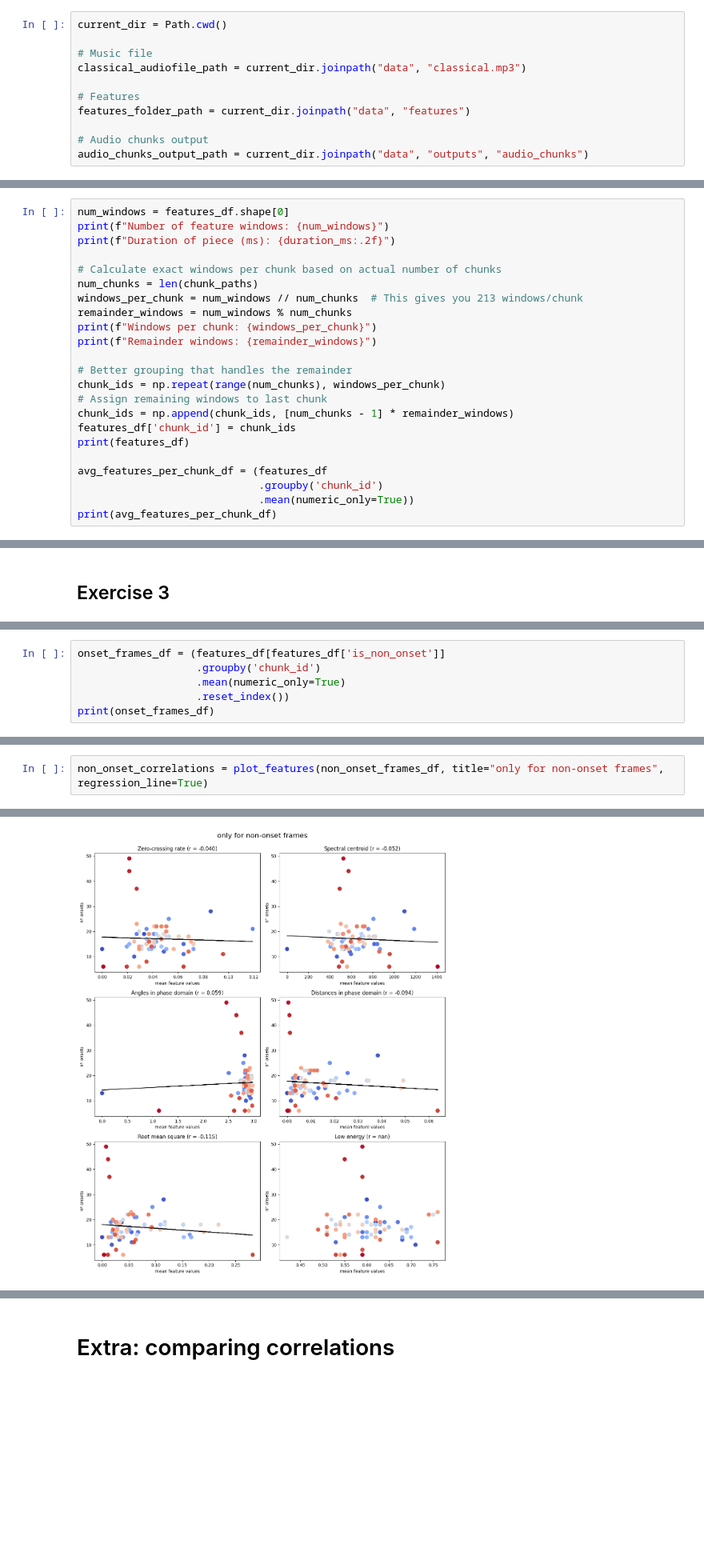
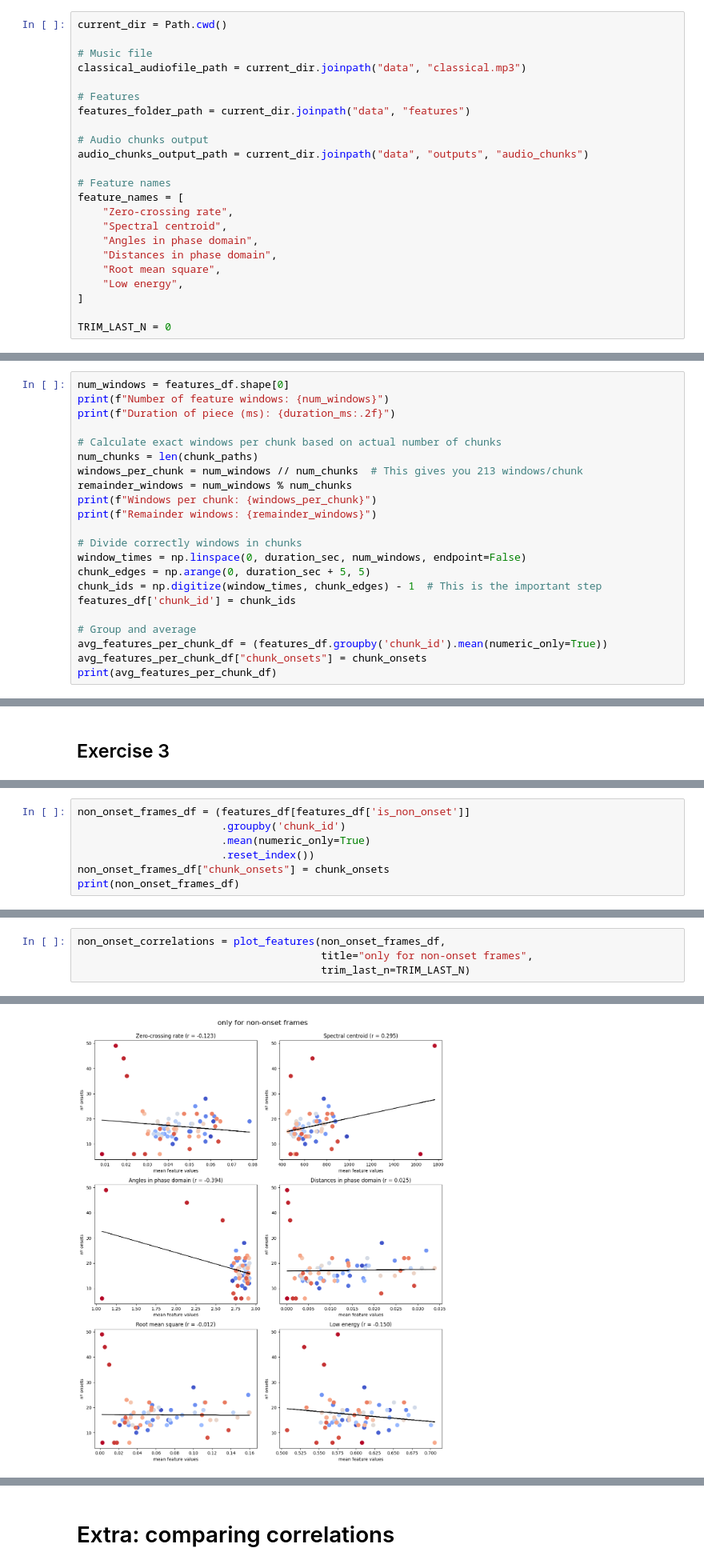
Before and after one commit to martijuanola/RWTH-AIiM, a Jupyter notebook: exercices/e3/e3-main.ipynb, the cells around one changed output, grey strips where cells are left out. Shown: that part at 80% size. Saved outputs shown, nothing was run; the diff lists cells and outputs as text; blank space fills up the shorter version.

Commit message:
[E3] - fix alignments and add trimming to avoid outliers.
now better results
still counterintuitive onset comparison to non-onset

```diff
--- a/exercices/e3/e3-main.ipynb
+++ b/exercices/e3/e3-main.ipynb
@@ -27,6 +26,18 @@ features_folder_path = current_dir.joinpath("data", "features")
 
 # Audio chunks output
 audio_chunks_output_path = current_dir.joinpath("data", "outputs", "audio_chunks")
+
+# Feature names
+feature_names = [
+    "Zero-crossing rate",
+    "Spectral centroid",
+    "Angles in phase domain",
+    "Distances in phase domain",
+    "Root mean square",
+    "Low energy",
+]
+
+TRIM_LAST_N = 0
 # %% [markdown]
 ## Exercise 1
 # %%
@@ -141,16 +152,15 @@ remainder_windows = num_windows % num_chunks
 print(f"Windows per chunk: {windows_per_chunk}")
 print(f"Remainder windows: {remainder_windows}")
 
-# Better grouping that handles the remainder
-chunk_ids = np.repeat(range(num_chunks), windows_per_chunk)
-# Assign remaining windows to last chunk
-chunk_ids = np.append(chunk_ids, [num_chunks - 1] * remainder_windows)
+# Divide correctly windows in chunks
+window_times = np.linspace(0, duration_sec, num_windows, endpoint=False)
+chunk_edges = np.arange(0, duration_sec + 5, 5)
+chunk_ids = np.digitize(window_times, chunk_edges) - 1  # This is the important step
 features_df['chunk_id'] = chunk_ids
-print(features_df)
 
-avg_features_per_chunk_df = (features_df
-                             .groupby('chunk_id')
-                             .mean(numeric_only=True))
+# Group and average
+avg_features_per_chunk_df = (features_df.groupby('chunk_id').mean(numeric_only=True))
+avg_features_per_chunk_df["chunk_onsets"] = chunk_onsets
 print(avg_features_per_chunk_df)
 # %% [output]
 Number of feature windows: 14720
@@ -323,9 +362,10 @@ Plotting for feature: Low energy
 # %%
-onset_frames_df = (features_df[features_df['is_non_onset']]
-                   .groupby('chunk_id')
-                   .mean(numeric_only=True)
-                   .reset_index())
-print(onset_frames_df)
+non_onset_frames_df = (features_df[features_df['is_non_onset']]
+                       .groupby('chunk_id')
+                       .mean(numeric_only=True)
+                       .reset_index())
+non_onset_frames_df["chunk_onsets"] = chunk_onsets
+print(non_onset_frames_df)
 # %% [output]
     chunk_id  Zero-crossing rate  Spectral centroid  Angles in phase domain  \
 0          0            0.060096         980.443276                2.710772
@@ -347,3 +387,5 @@ print(onset_frames_df)
 # %%
-non_onset_correlations = plot_features(non_onset_frames_df, title="only for non-onset frames", regression_line=True)
+non_onset_correlations = plot_features(non_onset_frames_df,
+                                       title="only for non-onset frames",
+                                       trim_last_n=TRIM_LAST_N)
 # %% [output]
@@ -356 +409 @@ Plotting for feature: Low energy
-[figure, old version]
+[figure, new version]
```
Also changed, not shown: parts of 10 cells of this notebook.
